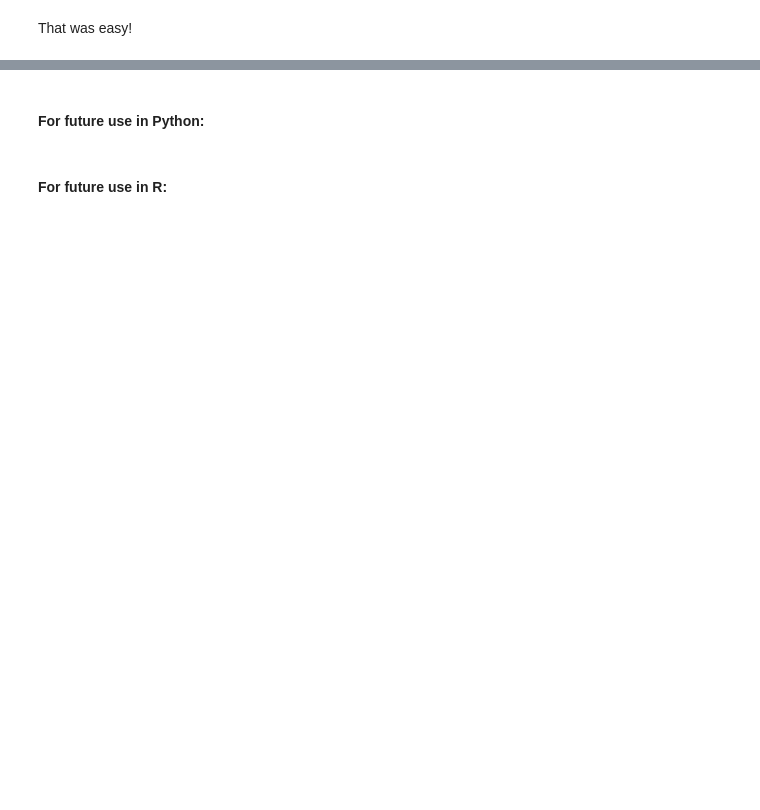
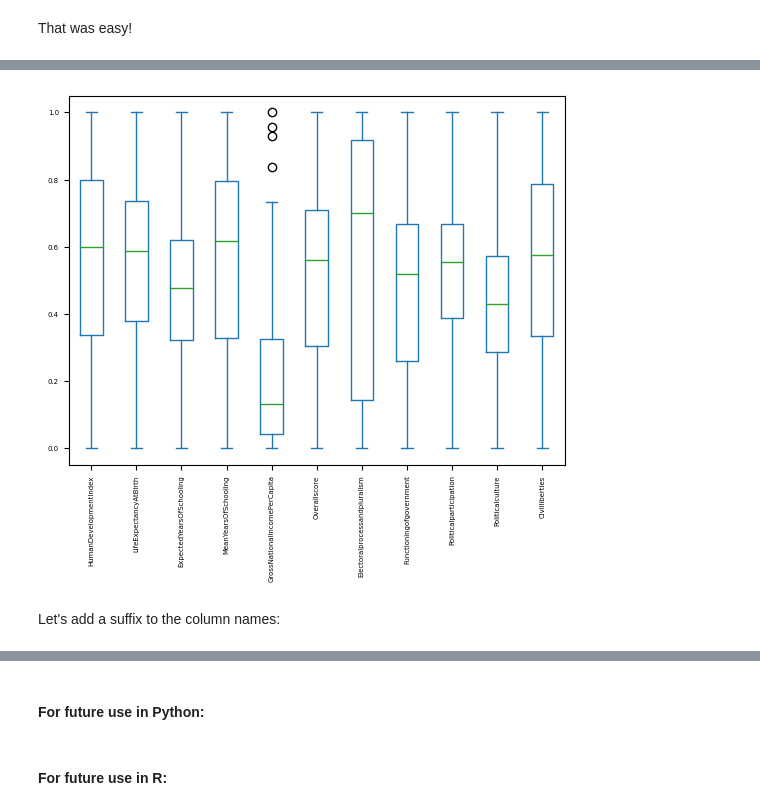
Before and after one commit to eScienceWinterSchool/PythonSession, a Jupyter notebook: index.ipynb, the cells around one changed output, grey strips where cells are left out. Drawn from its saved outputs; the diff is of its cells as text; code cells hidden in the pictures; blank space fills up the shorter version.

```diff
--- a/index.ipynb
+++ b/index.ipynb
@@ -342,0 +963,7 @@ ____
+# %%
+from sklearn.preprocessing import MinMaxScaler
+
+scaler = MinMaxScaler()
+
+df_minmax = scaler.fit_transform(hdidem.loc[:,colsToScale].to_numpy())
+df_scaled = pd.DataFrame(df_minmax, columns=colsToScale)
@@ -342,0 +988,6 @@ ____
+# %%
+df_scaled.plot(kind='box', rot=90,fontsize=5);
+# %% [output]
+[figure, added]
+# %% [markdown]
+Let's add a suffix to the column names:
```
Also changed, not shown: parts of 106 cells of this notebook, 6 other files.
